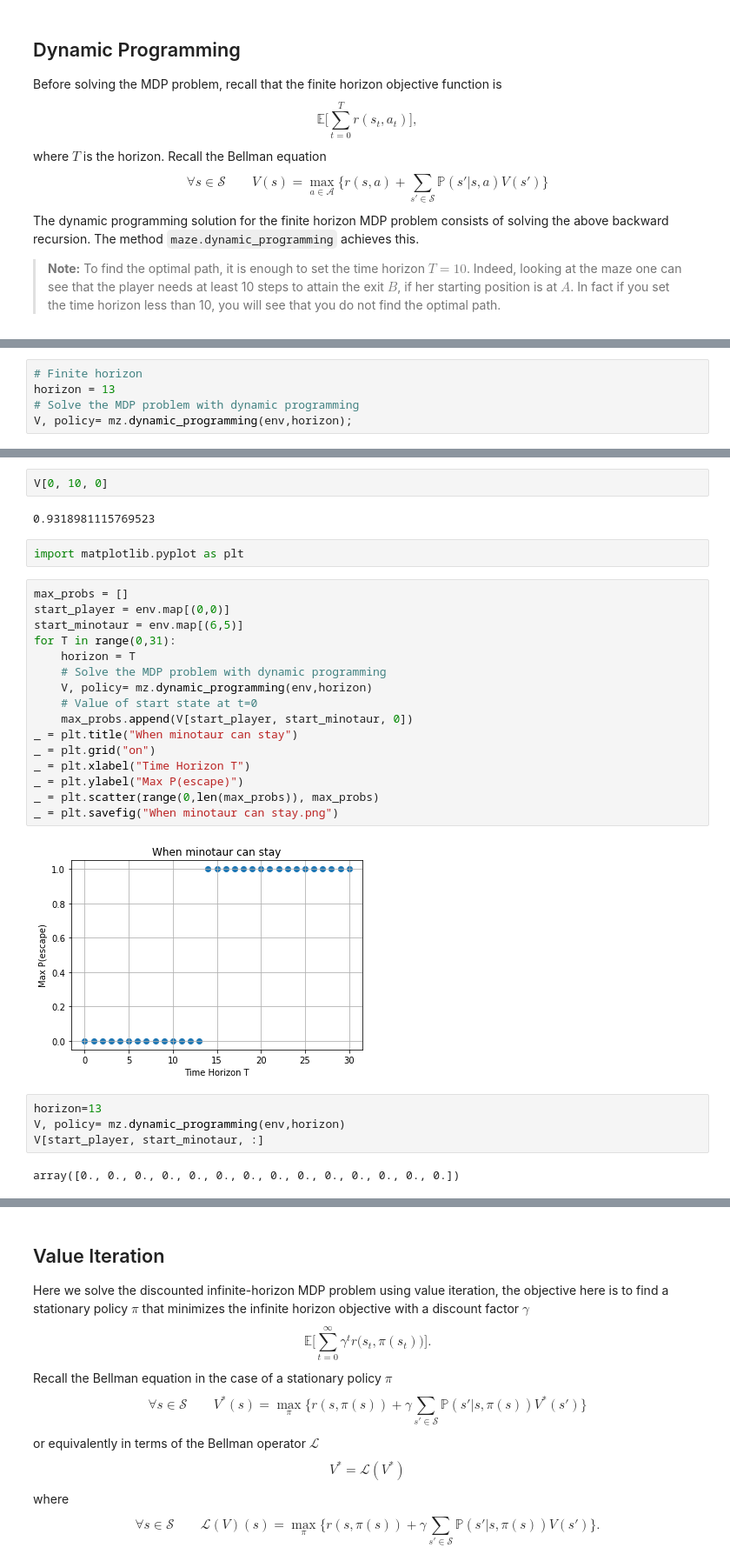
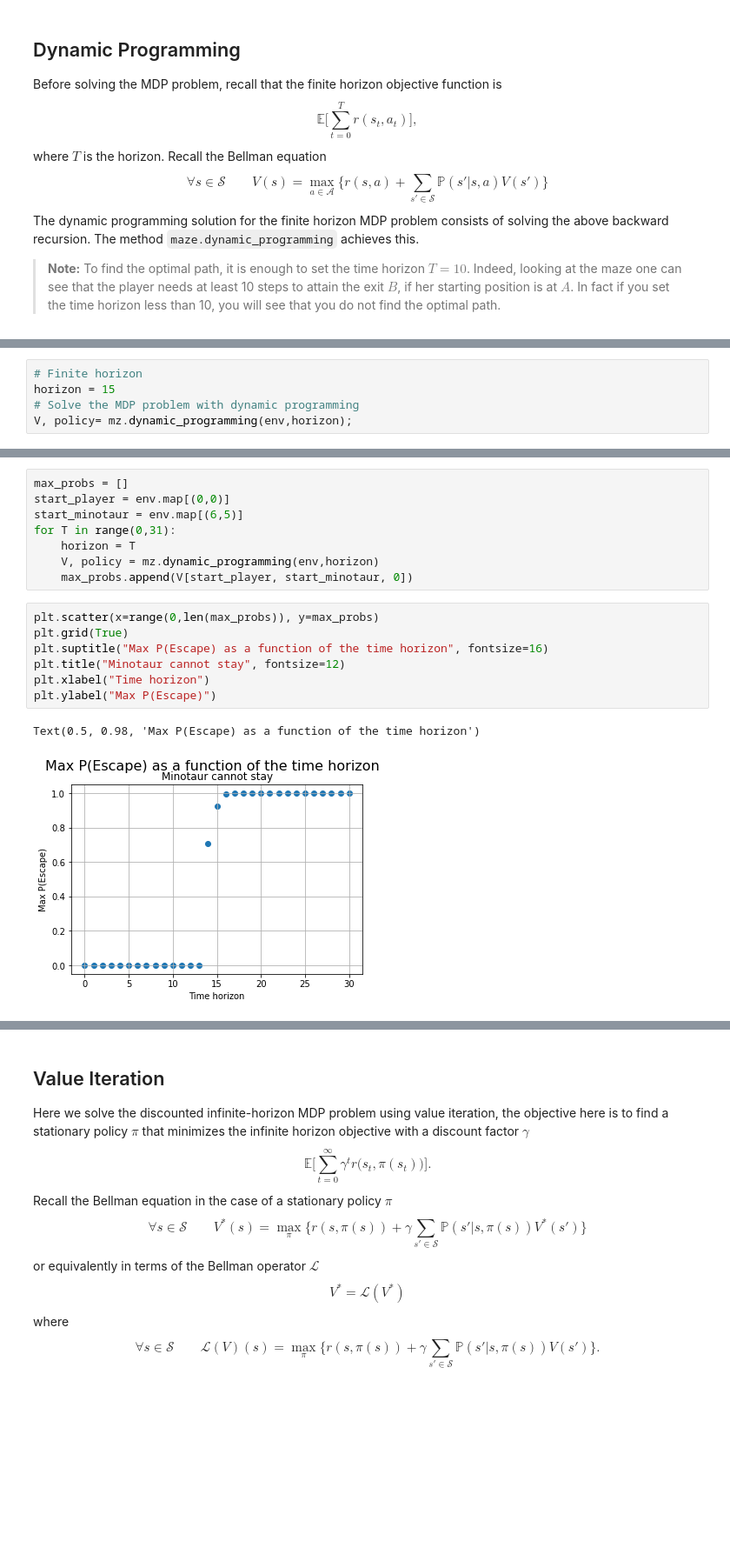
Before and after one commit to RobindeGrootNL/aMAZEing-RL-lab-1, a Jupyter notebook: lab1_p1.ipynb, the cells around one changed output, grey strips where cells are left out. Shown at 87% size. Saved outputs shown, nothing was run; the diff lists cells and outputs as text; blank space fills up the shorter version.

```diff
--- a/lab1_p1.ipynb
+++ b/lab1_p1.ipynb
@@ -95,6 +94,6 @@ The dynamic programming solution for the finite horizon MDP problem consists of
 # %%
 # Finite horizon
-horizon = 13
+horizon = 15
 # Solve the MDP problem with dynamic programming
 V, policy= mz.dynamic_programming(env,horizon);
 # %%
@@ -163,30 +147,18 @@ path
-# %%
-V[0, 10, 0]
-# %% [output]
-0.9318981115769523
-# %%
-import matplotlib.pyplot as plt
 # %%
 max_probs = []
 start_player = env.map[(0,0)]
 start_minotaur = env.map[(6,5)]
 for T in range(0,31):
     horizon = T
-    # Solve the MDP problem with dynamic programming
-    V, policy= mz.dynamic_programming(env,horizon)
-    # Value of start state at t=0
+    V, policy = mz.dynamic_programming(env,horizon)
     max_probs.append(V[start_player, start_minotaur, 0])
-_ = plt.title("When minotaur can stay")
-_ = plt.grid("on")
-_ = plt.xlabel("Time Horizon T")
-_ = plt.ylabel("Max P(escape)")
-_ = plt.scatter(range(0,len(max_probs)), max_probs)
-_ = plt.savefig("When minotaur can stay.png")
-# %% [output]
-[figure, removed]
-# %%
-horizon=13
-V, policy= mz.dynamic_programming(env,horizon)
-V[start_player, start_minotaur, :]
-# %% [output]
-array([0., 0., 0., 0., 0., 0., 0., 0., 0., 0., 0., 0., 0., 0.])
+# %%
+plt.scatter(x=range(0,len(max_probs)), y=max_probs)
+plt.grid(True)
+plt.suptitle("Max P(Escape) as a function of the time horizon", fontsize=16)
+plt.title("Minotaur cannot stay", fontsize=12)
+plt.xlabel("Time horizon")
+plt.ylabel("Max P(Escape)")
+# %% [output]
+Text(0.5, 0.98, 'Max P(Escape) as a function of the time horizon')
+[figure, added]
```
Also changed, not shown: parts of 41 cells of this notebook, 1 other file.
